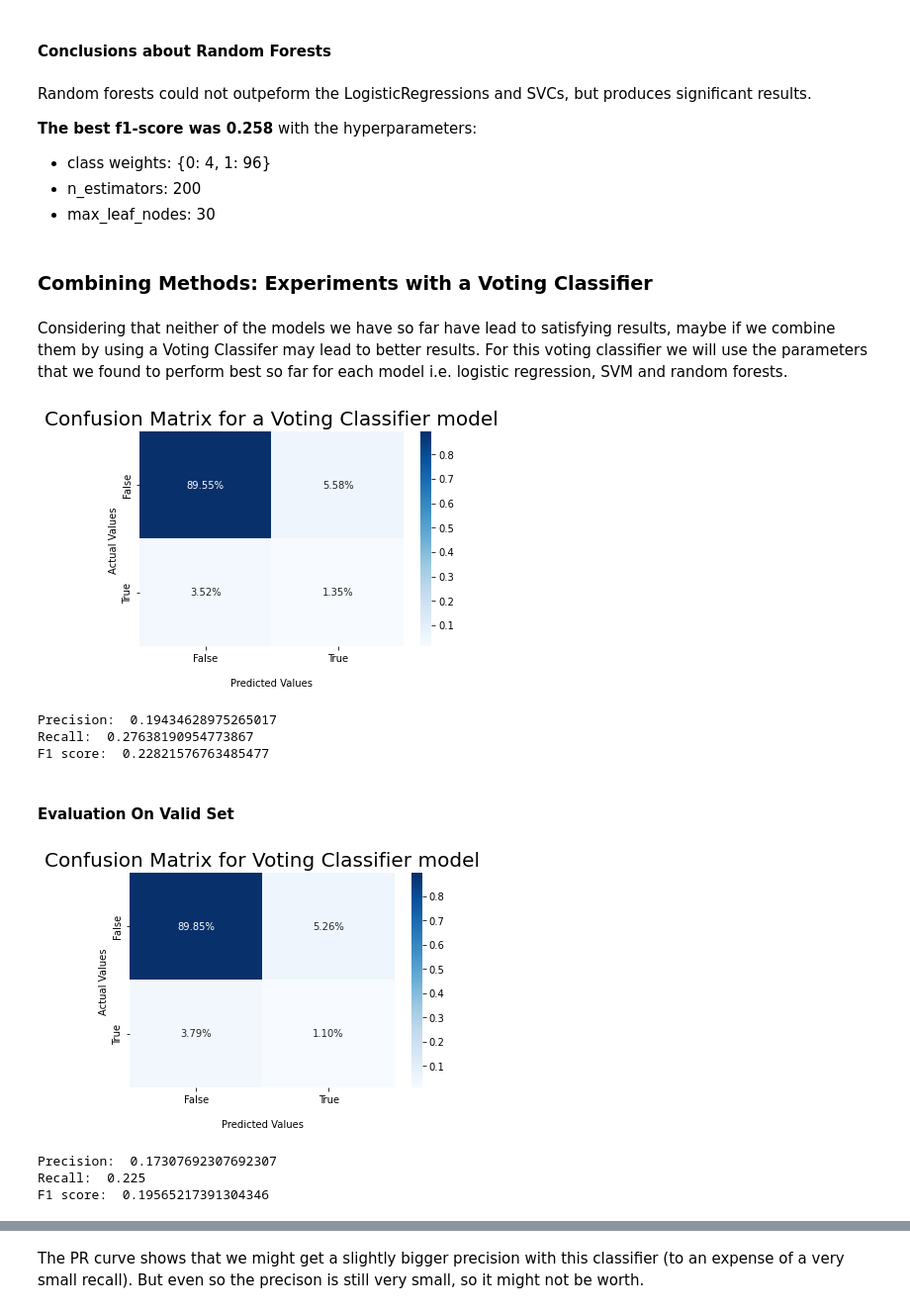
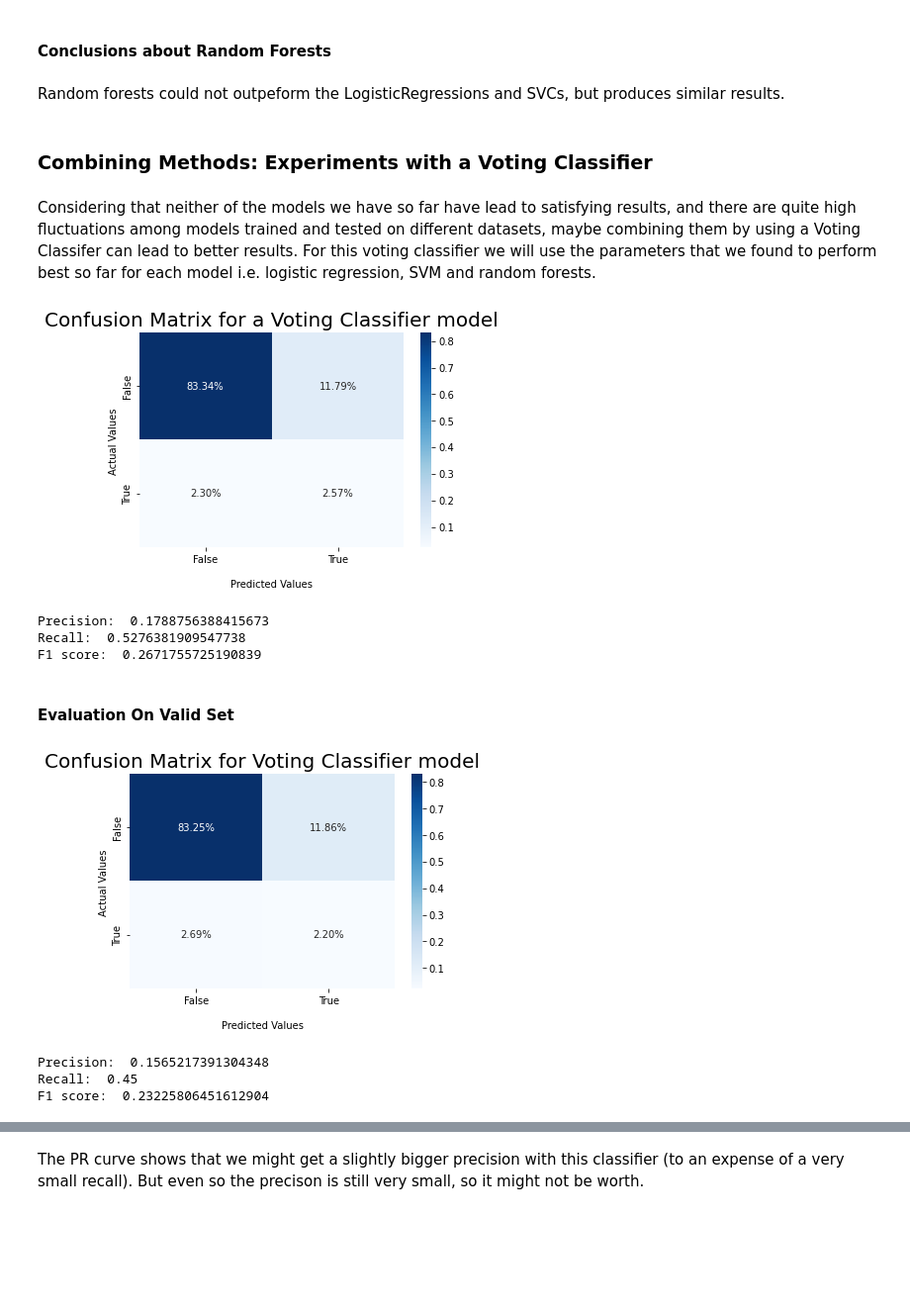
Before and after one commit to bori00/Stroke-Predictor, a Jupyter notebook: Stroke_Predictor_Complete.ipynb, the cells around one changed output, grey strips where cells are left out. Shown at 99% size. Drawn from its saved outputs; the diff is of its cells as text; code cells hidden in the pictures; blank space fills up the shorter version.

```diff
--- a/Stroke_Predictor_Complete.ipynb
+++ b/Stroke_Predictor_Complete.ipynb
@@ -2601,39 +2571,29 @@ It seems that the better result that we can achive for Random Forest is still th
 # %% [markdown]
 #### Conclusions about Random Forests
 # %% [markdown]
-Random forests could not outpeform the LogisticRegressions and SVCs, but produces significant results.
-
-**The best f1-score was 0.258** with the hyperparameters:
-
-
-*   class weights: {0: 4, 1: 96}
-*   n_estimators: 200
-*   max_leaf_nodes: 30
+Random forests could not outpeform the LogisticRegressions and SVCs, but produces similar results.
 # %% [markdown]
 ### Combining Methods: Experiments with a Voting Classifier
 # %% [markdown]
-Considering that neither of the models we have so far have lead to satisfying results, maybe if we combine them by using a Voting Classifer may lead to better results. For this voting classifier we will use the parameters that we found to perform best so far for each model i.e. logistic regression, SVM and random forests.
+Considering that neither of the models we have so far have lead to satisfying results, and there are quite high fluctuations among models trained and tested on different datasets, maybe combining them by using a Voting Classifer can lead to better results. For this voting classifier we will use the parameters that we found to perform best so far for each model i.e. logistic regression, SVM and random forests.
 # %%
 from sklearn.ensemble import VotingClassifier
 
-log_clf = LogisticRegression(random_state=random_state, class_weight={0:10, 1:90}, max_iter=1000, tol=1e-6)
-rnd_clf = RandomForestClassifier(random_state=random_state, class_weight={0:4, 1:96}, criterion='entropy',
-                                 n_estimators = 200, max_leaf_nodes = 30)
-svm_clf = Pipeline([
-      ('scaler', StandardScaler()),
-      ('svm_clf', SVC(kernel="rbf", gamma=0.001, C=1, class_weight={0:11, 1:89},probability=True, random_state=random_state))
-])
+log_clf = LogisticRegression(random_state=random_state, C=0.1, class_weight={0:13, 1:87}, max_iter=1000, tol=1e-6)
+rnd_clf = RandomForestClassifier(random_state=random_state, class_weight={0:7, 1:93}, criterion='entropy',
+                                 n_estimators = 50, max_leaf_nodes = 30)
+svm_clf = SVC(kernel="rbf", gamma=0.005, C=1, class_weight={0:11, 1:89},probability=True, random_state=random_state)
 
 voting_clf = VotingClassifier(
  estimators=[('lr', log_clf), ('rf', rnd_clf), ('svc', svm_clf)],
- voting='soft')
+ voting='hard')
 
 call_cross_val_predict(voting_clf, X_train, y_train,"Confusion Matrix for a Voting Classifier model")
 # %% [output]
-[figure, old version]
+[figure, new version]
-Precision:  0.19434628975265017
-Recall:  0.27638190954773867
-F1 score:  0.22821576763485477
+Precision:  0.1788756388415673
+Recall:  0.5276381909547738
+F1 score:  0.2671755725190839
 # %% [markdown]
 #### Evaluation On Valid Set
 # %%
@@ -2641,7 +2601,7 @@ voting_clf.fit(X_train1, y_train1)
 y_pred = voting_clf.predict(X_valid1)
 plot_confusion_matrix(y_valid1, y_pred, "Confusion Matrix for Voting Classifier model")
 # %% [output]
-[figure, old version]
+[figure, new version]
-Precision:  0.17307692307692307
-Recall:  0.225
-F1 score:  0.19565217391304346
+Precision:  0.1565217391304348
+Recall:  0.45
+F1 score:  0.23225806451612904
```
Also changed, not shown: parts of 66 cells of this notebook.
